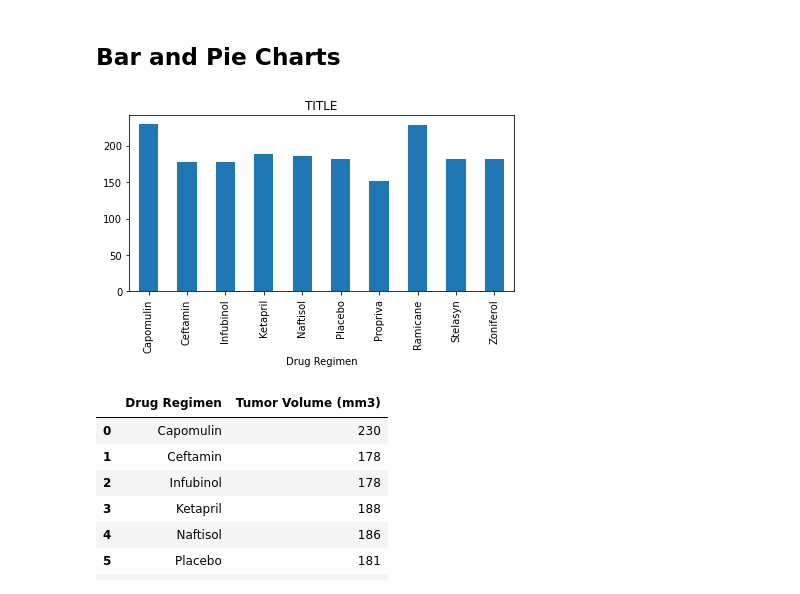
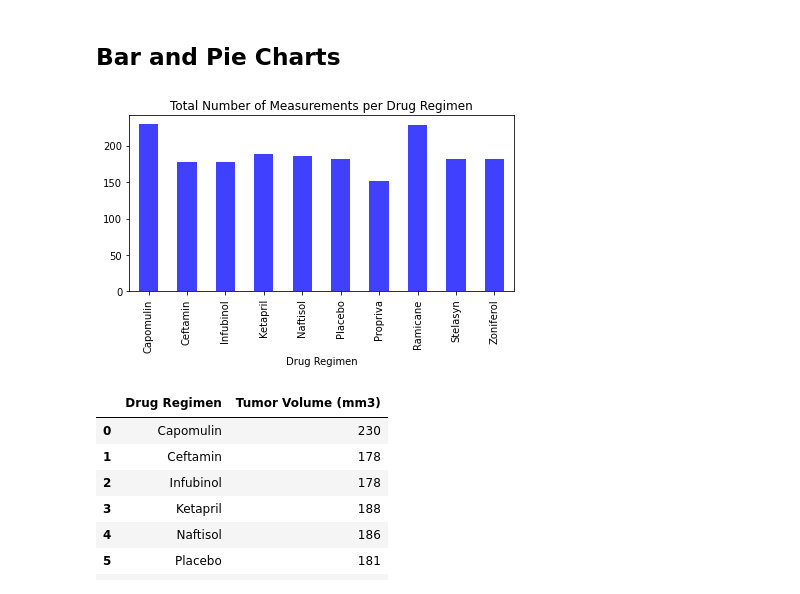
Before and after one commit to robmir22/Matplotlib_Pymaceuticals, a Jupyter notebook: pymaceuticals_starter.ipynb, the cells around one changed output. Cells and saved outputs as stored; diff of their text form; code cells hidden in the pictures.

```diff
--- a/pymaceuticals_starter.ipynb
+++ b/pymaceuticals_starter.ipynb
@@ -182,12 +177,12 @@ Name: Tumor Volume (mm3), dtype: int64
 ## Bar and Pie Charts
 # %%
 # Generate a bar plot showing the total number of measurements taken on each drug regimen using pandas.
-value_count.plot(kind="bar")
-plt.title("TITLE")
+value_count.plot(kind="bar", color='b',alpha=0.75, align="center")
+plt.title("Total Number of Measurements per Drug Regimen")
 plt.tight_layout()
 plt.show()
 # %% [output]
-[figure, old version]
+[figure, new version]
 # %%
 aaa = value_count.reset_index()
 aaa
```
Also changed, not shown: parts of 2 cells of this notebook.
